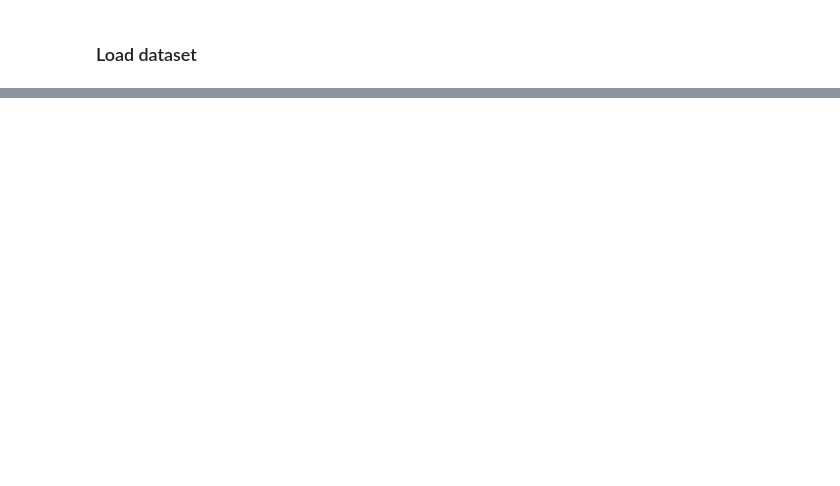
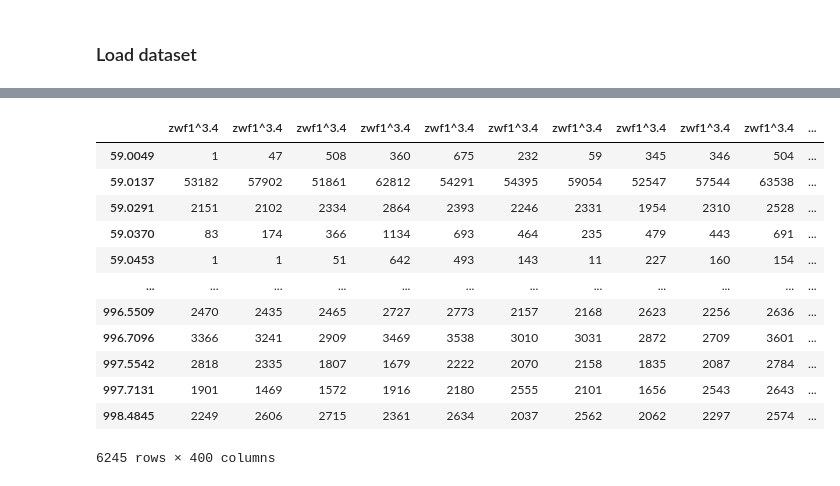
Before and after one commit to win7/GNN_Unsupervised, a Jupyter notebook: preprocessing_raw.ipynb, the cells around one changed output, grey strips where cells are left out. Drawn from its saved outputs; the diff is of its cells as text; code cells hidden in the pictures; blank space fills up the shorter version.

```diff
--- a/preprocessing_raw.ipynb
+++ b/preprocessing_raw.ipynb
@@ -160,15 +84,0 @@ time: 23.1 ms (started: 2023-05-24 12:02:03 -05:00)
-# %%
-# Logarithm
-
-if group[0] == "WT": # Unable this line when it's run by group
-  df_join_raw = df_wt.copy()
-elif group[0] == "zwf1^":
-  df_join_raw = df_zw.copy()
-elif group[0] == "pck1^":
-  df_join_raw = df_pc.copy()
-
-df_raw_log = df_join_raw.copy()
-for column in df_join_raw.columns:
-  df_raw_log[column] = np.log10(df_join_raw[column])
-
-df_raw_log
@@ -315,0 +107,27 @@ time: 13.8 s (started: 2023-05-22 18:07:03 -05:00)
+# %%
+# change columns name (AB1.1)
+
+columns = df_join_raw.columns.values
+
+for i in range(len(columns)):
+    # remove white space
+    columns[i] = columns[i].replace(" ", "")
+    columns[i] = columns[i].split("/")[1]
+# print(columns)
+
+df_join_raw.columns = columns
+df_join_raw
+# %% [output]
+|  | zwf1^3.4 | zwf1^3.4 | zwf1^3.4 | zwf1^3.4 | zwf1^3.4 | zwf1^3.4 | zwf1^3.4 | zwf1^3.4 | zwf1^3.4 | zwf1^3.4 | ... |
+| 59.0049 | 1 | 47 | 508 | 360 | 675 | 232 | 59 | 345 | 346 | 504 | ... |
+| 59.0137 | 53182 | 57902 | 51861 | 62812 | 54291 | 54395 | 59054 | 52547 | 57544 | 63538 | ... |
+| 59.0291 | 2151 | 2102 | 2334 | 2864 | 2393 | 2246 | 2331 | 1954 | 2310 | 2528 | ... |
+| 59.0370 | 83 | 174 | 366 | 1134 | 693 | 464 | 235 | 479 | 443 | 691 | ... |
+| 59.0453 | 1 | 1 | 51 | 642 | 493 | 143 | 11 | 227 | 160 | 154 | ... |
+| ... | ... | ... | ... | ... | ... | ... | ... | ... | ... | ... | ... |
+| 996.5509 | 2470 | 2435 | 2465 | 2727 | 2773 | 2157 | 2168 | 2623 | 2256 | 2636 | ... |
+| 996.7096 | 3366 | 3241 | 2909 | 3469 | 3538 | 3010 | 3031 | 2872 | 2709 | 3601 | ... |
+| 997.5542 | 2818 | 2335 | 1807 | 1679 | 2222 | 2070 | 2158 | 1835 | 2087 | 2784 | ... |
+| 997.7131 | 1901 | 1469 | 1572 | 1916 | 2180 | 2555 | 2101 | 1656 | 2543 | 2643 | ... |
+| 998.4845 | 2249 | 2606 | 2715 | 2361 | 2634 | 2037 | 2562 | 2062 | 2297 | 2574 | ... |
+6245 rows × 400 columns
```
Also changed, not shown: parts of 26 cells of this notebook, 3 other files.
